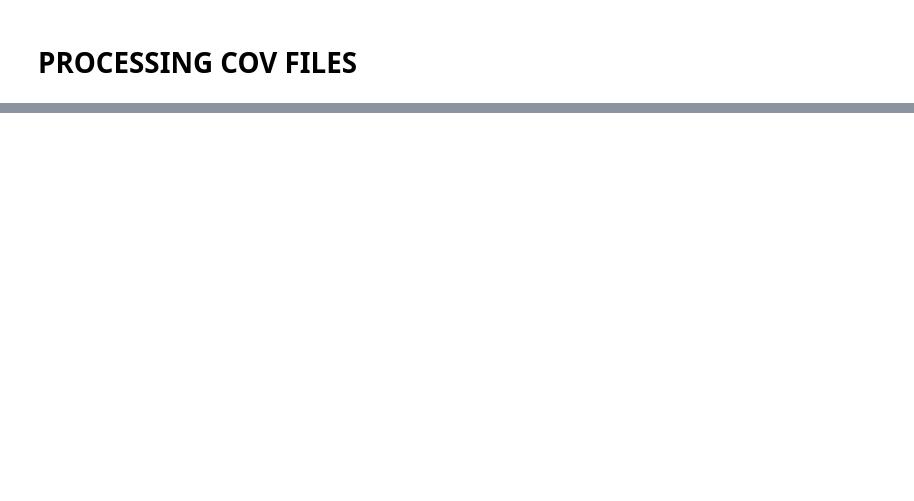
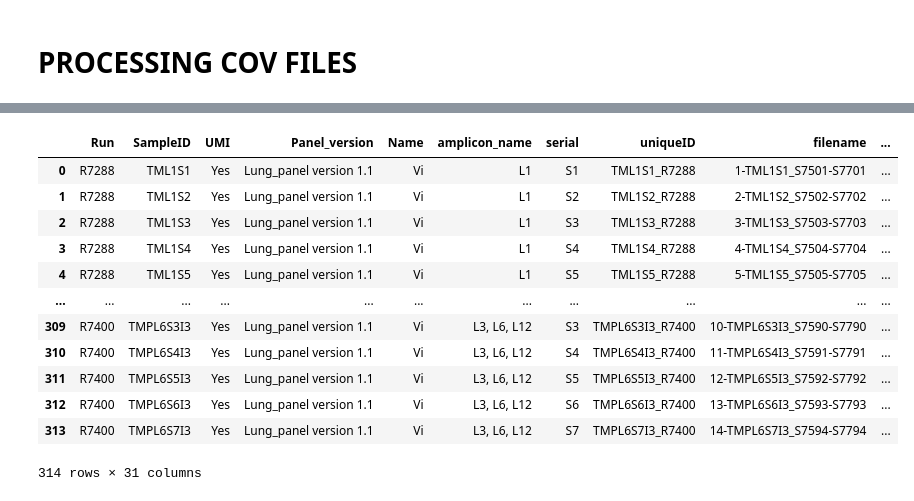
Before and after one commit to hieunguyen4193/ampliconSeq_UMI, a Jupyter notebook: data_analysis_20250613/01_overview.ipynb, the cells around one changed output, grey strips where cells are left out. Saved outputs shown, nothing was run; the diff lists cells and outputs as text; code cells hidden in the pictures; blank space fills up the shorter version.

```diff
--- a/data_analysis_20250613/01_overview.ipynb
+++ b/data_analysis_20250613/01_overview.ipynb
@@ -230,0 +307,16 @@ for mode in ["UMI", "ignore_UMI"]:
+# %%
+final_umi_rundf
+# %% [output]
+|  | Run | SampleID | UMI | Panel_version | Name | amplicon_name | serial | uniqueID | filename | ... |
+| 0 | R7288 | TML1S1 | Yes | Lung_panel version 1.1 | Vi | L1 | S1 | TML1S1_R7288 | 1-TML1S1_S7501-S7701 | ... |
+| 1 | R7288 | TML1S2 | Yes | Lung_panel version 1.1 | Vi | L1 | S2 | TML1S2_R7288 | 2-TML1S2_S7502-S7702 | ... |
+| 2 | R7288 | TML1S3 | Yes | Lung_panel version 1.1 | Vi | L1 | S3 | TML1S3_R7288 | 3-TML1S3_S7503-S7703 | ... |
+| 3 | R7288 | TML1S4 | Yes | Lung_panel version 1.1 | Vi | L1 | S4 | TML1S4_R7288 | 4-TML1S4_S7504-S7704 | ... |
+| 4 | R7288 | TML1S5 | Yes | Lung_panel version 1.1 | Vi | L1 | S5 | TML1S5_R7288 | 5-TML1S5_S7505-S7705 | ... |
+| ... | ... | ... | ... | ... | ... | ... | ... | ... | ... | ... |
+| 309 | R7400 | TMPL6S3I3 | Yes | Lung_panel version 1.1 | Vi | L3, L6, L12 | S3 | TMPL6S3I3_R7400 | 10-TMPL6S3I3_S7590-S7790 | ... |
+| 310 | R7400 | TMPL6S4I3 | Yes | Lung_panel version 1.1 | Vi | L3, L6, L12 | S4 | TMPL6S4I3_R7400 | 11-TMPL6S4I3_S7591-S7791 | ... |
+| 311 | R7400 | TMPL6S5I3 | Yes | Lung_panel version 1.1 | Vi | L3, L6, L12 | S5 | TMPL6S5I3_R7400 | 12-TMPL6S5I3_S7592-S7792 | ... |
+| 312 | R7400 | TMPL6S6I3 | Yes | Lung_panel version 1.1 | Vi | L3, L6, L12 | S6 | TMPL6S6I3_R7400 | 13-TMPL6S6I3_S7593-S7793 | ... |
+| 313 | R7400 | TMPL6S7I3 | Yes | Lung_panel version 1.1 | Vi | L3, L6, L12 | S7 | TMPL6S7I3_R7400 | 14-TMPL6S7I3_S7594-S7794 | ... |
+314 rows × 31 columns
```
Also changed, not shown: parts of 7 cells of this notebook, 5 other files.
